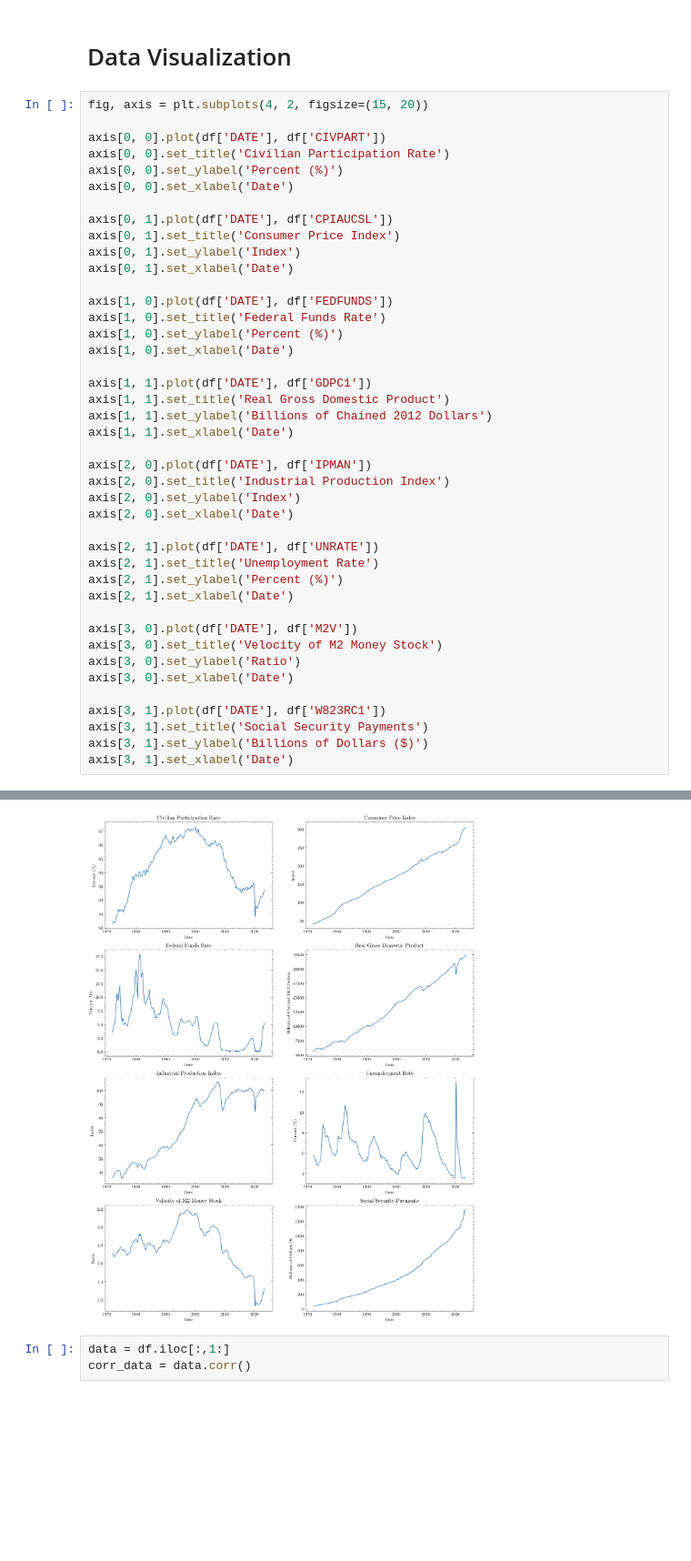
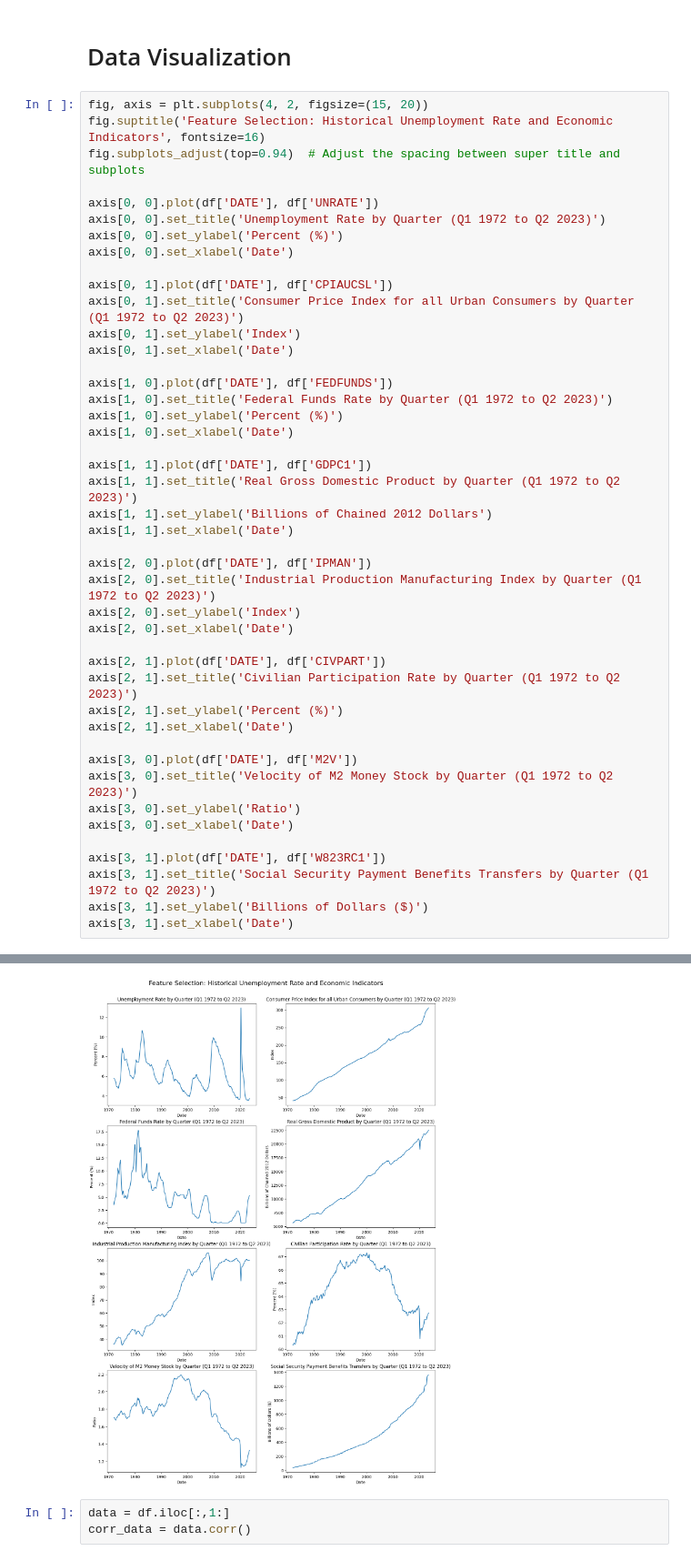
Before and after one commit to rygeorge/Unemployment-Prediction-Deep-Learning, a Jupyter notebook: Model/model.ipynb, the cells around one changed output, grey strips where cells are left out. Shown: that part at 91% size. Saved outputs shown, nothing was run; the diff lists cells and outputs as text; blank space fills up the shorter version.

```diff
--- a/Model/model.ipynb
+++ b/Model/model.ipynb
@@ -53,49 +51,51 @@ df['DATE'] = pd.to_datetime(df['DATE'])
 # Data Visualization
 # %%
 fig, axis = plt.subplots(4, 2, figsize=(15, 20))
+fig.suptitle('Feature Selection: Historical Unemployment Rate and Economic Indicators', fontsize=16)
+fig.subplots_adjust(top=0.94)  # Adjust the spacing between super title and subplots
 
-axis[0, 0].plot(df['DATE'], df['CIVPART'])
-axis[0, 0].set_title('Civilian Participation Rate')
+axis[0, 0].plot(df['DATE'], df['UNRATE'])
+axis[0, 0].set_title('Unemployment Rate by Quarter (Q1 1972 to Q2 2023)')
 axis[0, 0].set_ylabel('Percent (%)')
 axis[0, 0].set_xlabel('Date')
 
 axis[0, 1].plot(df['DATE'], df['CPIAUCSL'])
-axis[0, 1].set_title('Consumer Price Index')
+axis[0, 1].set_title('Consumer Price Index for all Urban Consumers by Quarter (Q1 1972 to Q2 2023)')
 axis[0, 1].set_ylabel('Index')
 axis[0, 1].set_xlabel('Date')
 
 axis[1, 0].plot(df['DATE'], df['FEDFUNDS'])
-axis[1, 0].set_title('Federal Funds Rate')
+axis[1, 0].set_title('Federal Funds Rate by Quarter (Q1 1972 to Q2 2023)')
 axis[1, 0].set_ylabel('Percent (%)')
 axis[1, 0].set_xlabel('Date')
 
 axis[1, 1].plot(df['DATE'], df['GDPC1'])
-axis[1, 1].set_title('Real Gross Domestic Product')
+axis[1, 1].set_title('Real Gross Domestic Product by Quarter (Q1 1972 to Q2 2023)')
 axis[1, 1].set_ylabel('Billions of Chained 2012 Dollars')
 axis[1, 1].set_xlabel('Date')
 
 axis[2, 0].plot(df['DATE'], df['IPMAN'])
-axis[2, 0].set_title('Industrial Production Index')
+axis[2, 0].set_title('Industrial Production Manufacturing Index by Quarter (Q1 1972 to Q2 2023)')
 axis[2, 0].set_ylabel('Index')
 axis[2, 0].set_xlabel('Date')
 
-axis[2, 1].plot(df['DATE'], df['UNRATE'])
-axis[2, 1].set_title('Unemployment Rate')
+axis[2, 1].plot(df['DATE'], df['CIVPART'])
+axis[2, 1].set_title('Civilian Participation Rate by Quarter (Q1 1972 to Q2 2023)')
 axis[2, 1].set_ylabel('Percent (%)')
 axis[2, 1].set_xlabel('Date')
 
 axis[3, 0].plot(df['DATE'], df['M2V'])
-axis[3, 0].set_title('Velocity of M2 Money Stock')
+axis[3, 0].set_title('Velocity of M2 Money Stock by Quarter (Q1 1972 to Q2 2023)')
 axis[3, 0].set_ylabel('Ratio')
 axis[3, 0].set_xlabel('Date')
 
 axis[3, 1].plot(df['DATE'], df['W823RC1'])
-axis[3, 1].set_title('Social Security Payments')
+axis[3, 1].set_title('Social Security Payment Benefits Transfers by Quarter (Q1 1972 to Q2 2023)')
 axis[3, 1].set_ylabel('Billions of Dollars ($)')
 axis[3, 1].set_xlabel('Date')
 # %% [output]
 Text(0.5, 0, 'Date')
-[figure, old version]
+[figure, new version]
 # %%
 data = df.iloc[:,1:]
 corr_data = data.corr()
```
Also changed, not shown: parts of 29 cells of this notebook, 1 other file.
